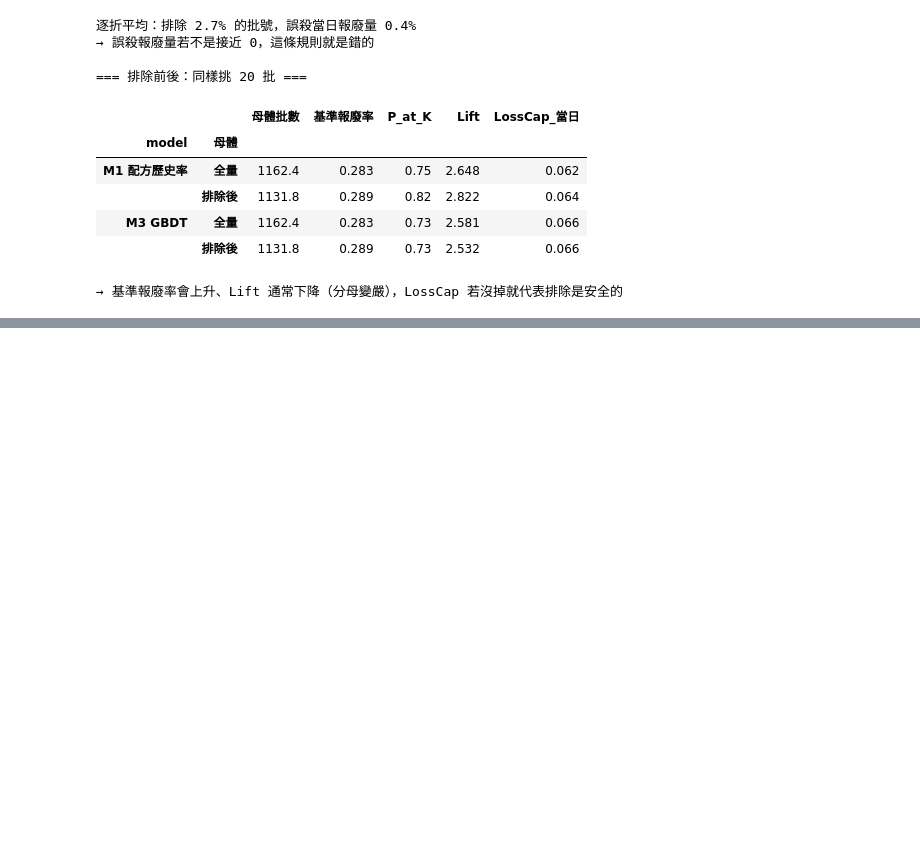
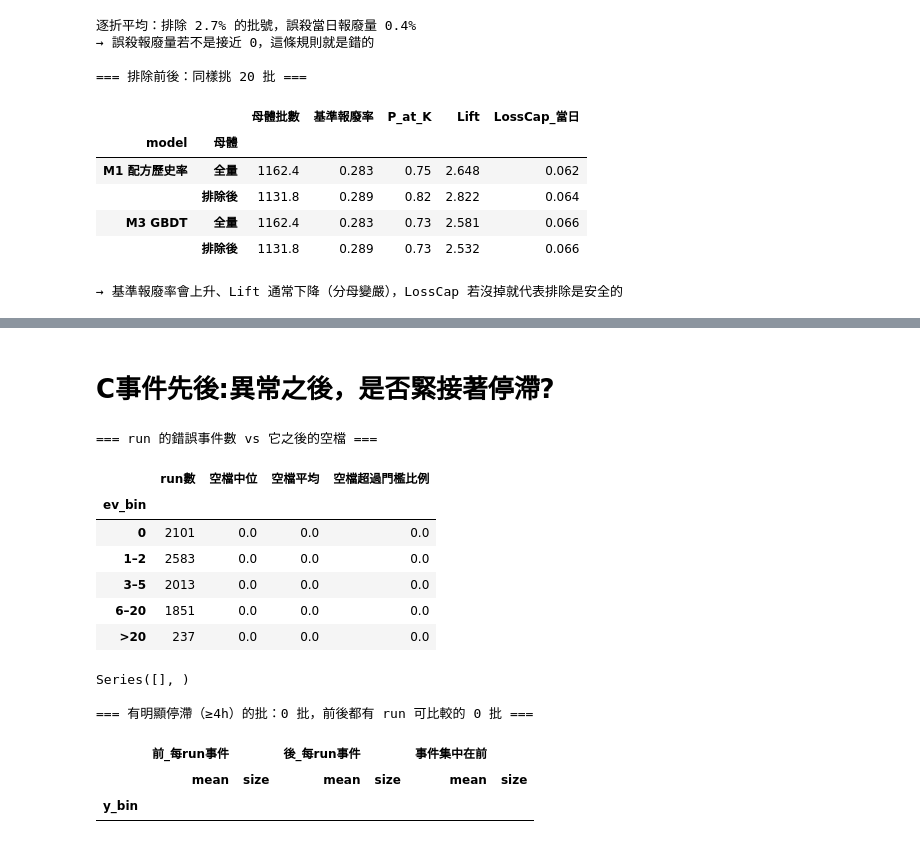
Before and after one commit to aceaceace123/test0806, a Jupyter notebook: PredictiveRiskPrior.ipynb, the cells around one changed output, grey strips where cells are left out. Saved outputs shown, nothing was run; the diff lists cells and outputs as text; code cells hidden in the pictures; blank space fills up the shorter version.

```diff
--- a/PredictiveRiskPrior.ipynb
+++ b/PredictiveRiskPrior.ipynb
@@ -1132,0 +1228,54 @@ print("→ 基準報廢率會上升、Lift 通常下降（分母變嚴），Loss
+# %% [markdown]
+# C事件先後:異常之後，是否緊接著停滯?
+# %%
+# === C. 事件先後：高事件的 run 之後，是否更常出現長空檔？===
+# 「異常 → 被停下來 → 滯留變長」若成立，run 的錯誤事件越多，它之後的空檔應該越長
+r = run.sort_values(["lot_key","start_time"]).copy()
+r["prev_end_max"] = r.groupby("lot_key").end_time.transform(lambda s: s.cummax())
+r["next_start"]   = r.groupby("lot_key").start_time.shift(-1)
+r["gap_after_h"]  = ((r.next_start - r.prev_end_max).dt.total_seconds() / 3600).clip(lower=0)
+seq = r[r.next_start.notna()].copy()                   # 後面還有 run 的才有「之後的空檔」
+seq["ev_bin"] = pd.cut(seq.total_event, [-0.1, 0, 2, 5, 20, np.inf],
+                       labels=["0","1–2","3–5","6–20",">20"])
+print("=== run 的錯誤事件數 vs 它之後的空檔 ===")
+display(seq.groupby("ev_bin", observed=True).agg(
+    run數=("gap_after_h","size"), 空檔中位=("gap_after_h","median"),
+    空檔平均=("gap_after_h","mean"),
+    空檔超過門檻比例=("gap_after_h", lambda s: (s >= GAP_MIN_H).mean())).round(3))
+
+# 有明顯停滯的批：事件集中在停滯「之前」還是「之後」？
+g = ana[ana.max_gap_h >= GAP_MIN_H][["lot_key","gap_start","y_bin"]]
+rr = r.merge(g, on="lot_key")
+rr["side"] = np.where(rr.end_time <= rr.gap_start, "停滯前", "停滯後")
+print(rr.side.value_counts(dropna=False).to_string())
+
+def per_run(sub):
+    s = sub.groupby("lot_key").total_event.agg(["sum","size"])
+    return s["sum"] / s["size"]
+
+side = g.set_index("lot_key")[["y_bin"]].copy()
+side["前_每run事件"] = per_run(rr[rr.side == "停滯前"])
+side["後_每run事件"] = per_run(rr[rr.side == "停滯後"])
+
+both = side.dropna(subset=["前_每run事件","後_每run事件"]).copy()
+both["事件集中在前"] = (both["前_每run事件"] > both["後_每run事件"]).astype(int)
+
+print(f"\n=== 有明顯停滯（≥{GAP_MIN_H}h）的批：{len(side):,} 批，"
+      f"前後都有 run 可比較的 {len(both):,} 批 ===")
+display(both.groupby("y_bin")[["前_每run事件","後_每run事件","事件集中在前"]]
+        .agg(["mean","size"]).round(3).rename(index={0:"無報廢", 1:"有報廢"}))
+# %% [output]
+=== run 的錯誤事件數 vs 它之後的空檔 ===
+|  | run數 | 空檔中位 | 空檔平均 | 空檔超過門檻比例 |
+| ev_bin |  |  |  |  |
+| 0 | 2101 | 0.0 | 0.0 | 0.0 |
+| 1–2 | 2583 | 0.0 | 0.0 | 0.0 |
+| 3–5 | 2013 | 0.0 | 0.0 | 0.0 |
+| 6–20 | 1851 | 0.0 | 0.0 | 0.0 |
+| >20 | 237 | 0.0 | 0.0 | 0.0 |
+Series([], )
+
+=== 有明顯停滯（≥4h）的批：0 批，前後都有 run 可比較的 0 批 ===
+|  | 前_每run事件 |  | 後_每run事件 |  | 事件集中在前 |  |
+|  | mean | size | mean | size | mean | size |
+| y_bin |  |  |  |  |  |  |
```
Also changed, not shown: parts of 9 cells of this notebook.
